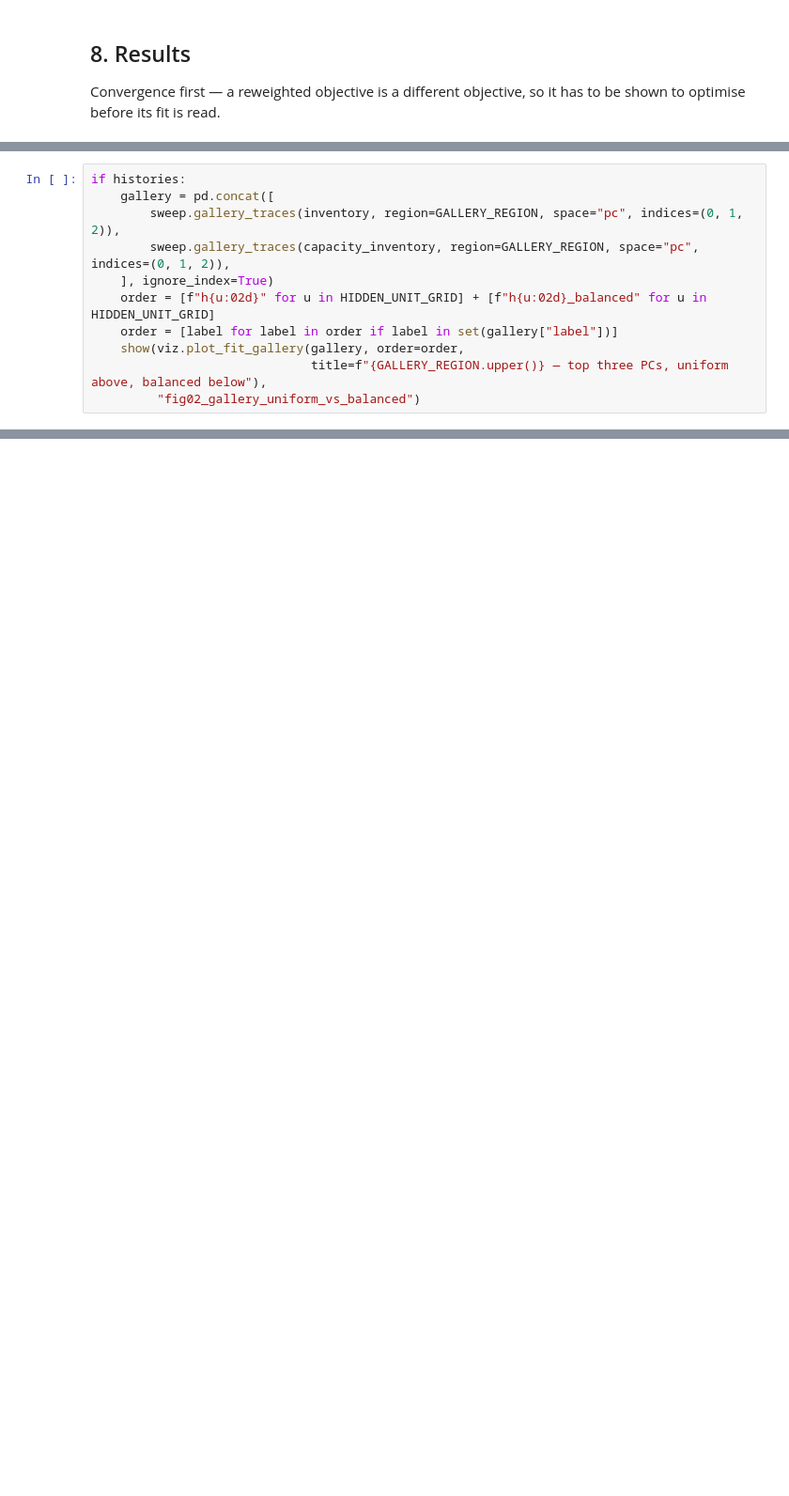
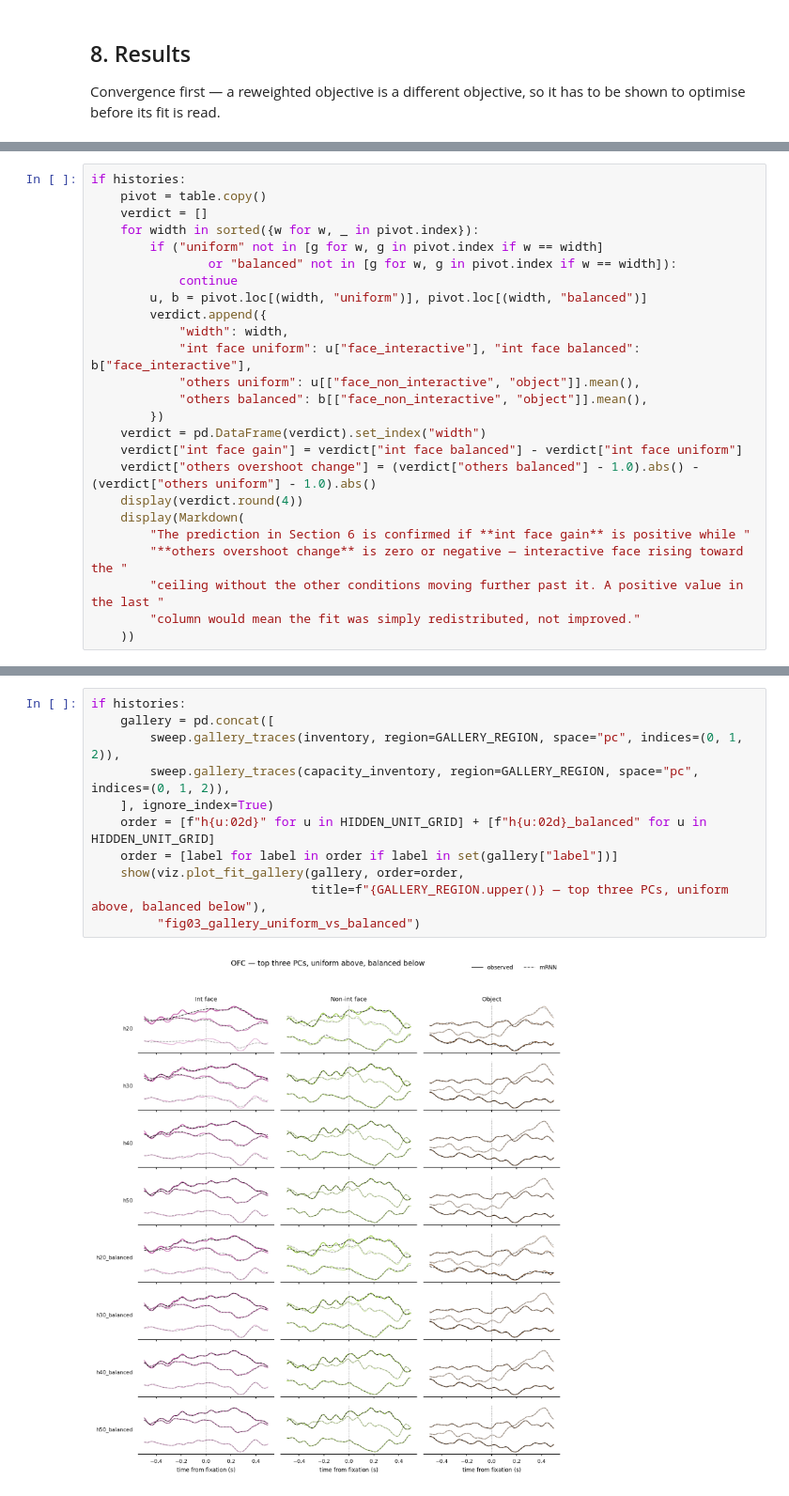
Before and after one commit to gprabaha/dal_monte_2022_analysis, a Jupyter notebook: notebooks/mrnn_thesis/02_model_selection.ipynb, the cells around one changed output, grey strips where cells are left out. Shown at 94% size. Cells and saved outputs as stored; diff of their text form; blank space fills up the shorter version.

```diff
--- a/notebooks/mrnn_thesis/02_model_selection.ipynb
+++ b/notebooks/mrnn_thesis/02_model_selection.ipynb
@@ -516,11 +615,25 @@ if histories:
 # %%
 if histories:
-    gallery = pd.concat([
-        sweep.gallery_traces(inventory, region=GALLERY_REGION, space="pc", indices=(0, 1, 2)),
-        sweep.gallery_traces(capacity_inventory, region=GALLERY_REGION, space="pc", indices=(0, 1, 2)),
-    ], ignore_index=True)
-    order = [f"h{u:02d}" for u in HIDDEN_UNIT_GRID] + [f"h{u:02d}_balanced" for u in HIDDEN_UNIT_GRID]
-    order = [label for label in order if label in set(gallery["label"])]
-    show(viz.plot_fit_gallery(gallery, order=order,
-                              title=f"{GALLERY_REGION.upper()} — top three PCs, uniform above, balanced below"),
-         "fig02_gallery_uniform_vs_balanced")
+    pivot = table.copy()
+    verdict = []
+    for width in sorted({w for w, _ in pivot.index}):
+        if ("uniform" not in [g for w, g in pivot.index if w == width]
+                or "balanced" not in [g for w, g in pivot.index if w == width]):
+            continue
+        u, b = pivot.loc[(width, "uniform")], pivot.loc[(width, "balanced")]
+        verdict.append({
+            "width": width,
+            "int face uniform": u["face_interactive"], "int face balanced": b["face_interactive"],
+            "others uniform": u[["face_non_interactive", "object"]].mean(),
+            "others balanced": b[["face_non_interactive", "object"]].mean(),
+        })
+    verdict = pd.DataFrame(verdict).set_index("width")
+    verdict["int face gain"] = verdict["int face balanced"] - verdict["int face uniform"]
+    verdict["others overshoot change"] = (verdict["others balanced"] - 1.0).abs() - (verdict["others uniform"] - 1.0).abs()
+    display(verdict.round(4))
+    display(Markdown(
+        "The prediction in Section 6 is confirmed if **int face gain** is positive while "
+        "**others overshoot change** is zero or negative — interactive face rising toward the "
+        "ceiling without the other conditions moving further past it. A positive value in the last "
+        "column would mean the fit was simply redistributed, not improved."
+    ))
@@ -604,0 +648,13 @@ made on a model that reproduces all three fixation types to the same standard.
+# %%
+if histories:
+    gallery = pd.concat([
+        sweep.gallery_traces(inventory, region=GALLERY_REGION, space="pc", indices=(0, 1, 2)),
+        sweep.gallery_traces(capacity_inventory, region=GALLERY_REGION, space="pc", indices=(0, 1, 2)),
+    ], ignore_index=True)
+    order = [f"h{u:02d}" for u in HIDDEN_UNIT_GRID] + [f"h{u:02d}_balanced" for u in HIDDEN_UNIT_GRID]
+    order = [label for label in order if label in set(gallery["label"])]
+    show(viz.plot_fit_gallery(gallery, order=order,
+                              title=f"{GALLERY_REGION.upper()} — top three PCs, uniform above, balanced below"),
+         "fig03_gallery_uniform_vs_balanced")
+# %% [output]
+[figure, added]
```
Also changed, not shown: parts of 23 cells of this notebook, 5 other files.
